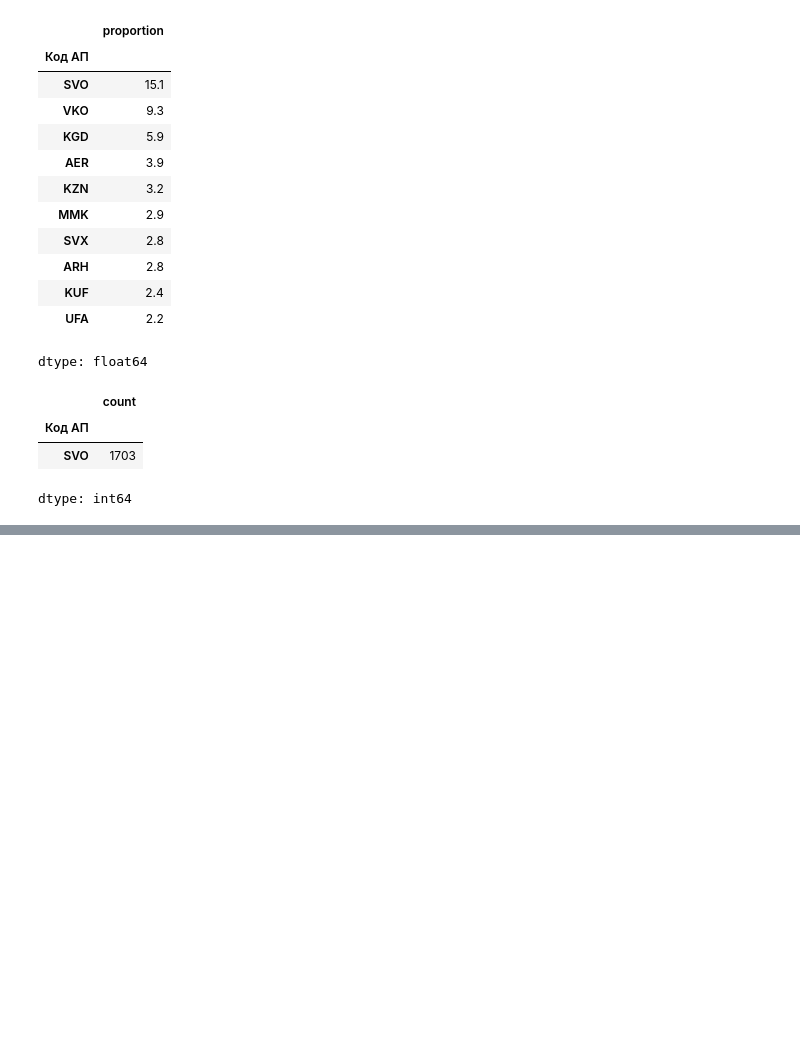
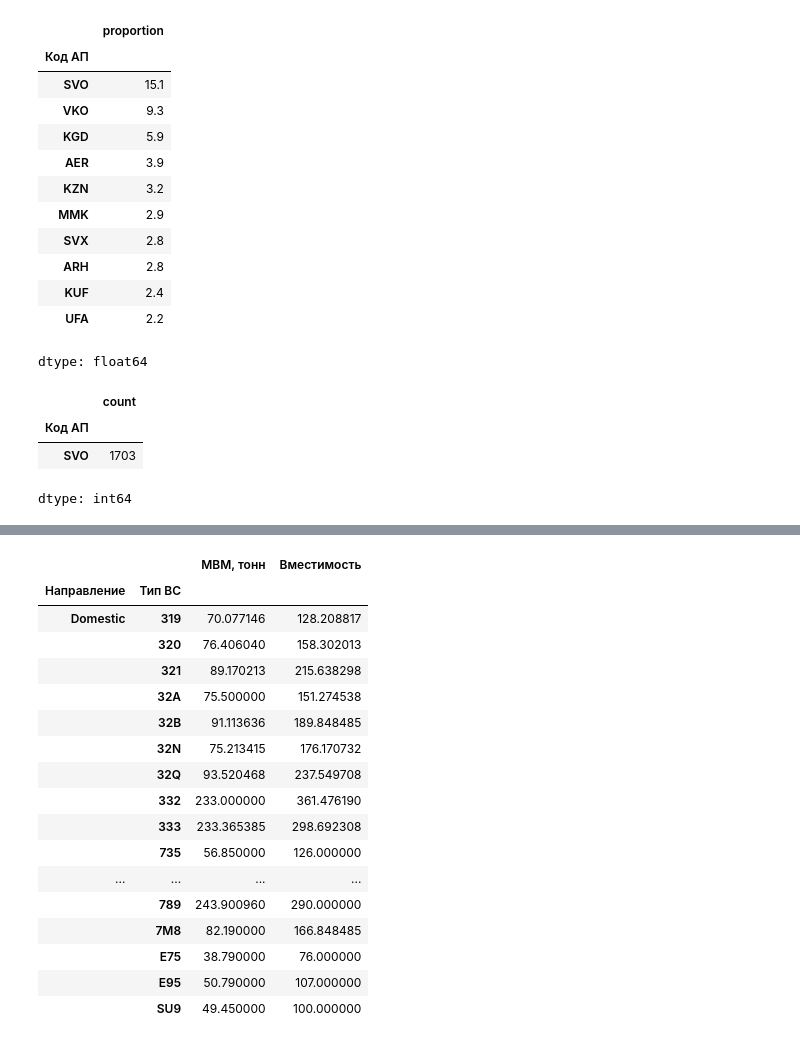
Before and after one commit to affled/LED1703, a Jupyter notebook: request2.ipynb, the cells around one changed output, grey strips where cells are left out. Cells and saved outputs as stored; diff of their text form; code cells hidden in the pictures; blank space fills up the shorter version.

```diff
--- a/request2.ipynb
+++ b/request2.ipynb
@@ -116,0 +140,23 @@ dtype: int64
+# %%
+# хотел сократить числа до 1 знака после запятой, но не вышло grouped_vm_vp["МВМ, тонн"] = grouped_vm_vp["МВМ, тонн"].round(0) и по вместимости аналогично, что пошло не так? пробовал в числа преоброзовать, тоже не пошло
+
+df.groupby(['Направление', 'Тип ВС'])[["МВМ, тонн", "Вместимость"]].mean()
+# %% [output]
+|  |  | МВМ, тонн | Вместимость |
+| Направление | Тип ВС |  |  |
+| Domestic | 319 | 70.077146 | 128.208817 |
+|  | 320 | 76.406040 | 158.302013 |
+|  | 321 | 89.170213 | 215.638298 |
+|  | 32A | 75.500000 | 151.274538 |
+|  | 32B | 91.113636 | 189.848485 |
+|  | 32N | 75.213415 | 176.170732 |
+|  | 32Q | 93.520468 | 237.549708 |
+|  | 332 | 233.000000 | 361.476190 |
+|  | 333 | 233.365385 | 298.692308 |
+|  | 735 | 56.850000 | 126.000000 |
+| ... | ... | ... | ... |
+|  | 789 | 243.900960 | 290.000000 |
+|  | 7M8 | 82.190000 | 166.848485 |
+|  | E75 | 38.790000 | 76.000000 |
+|  | E95 | 50.790000 | 107.000000 |
+|  | SU9 | 49.450000 | 100.000000 |
```
Also changed, not shown: parts of 3 cells of this notebook.
